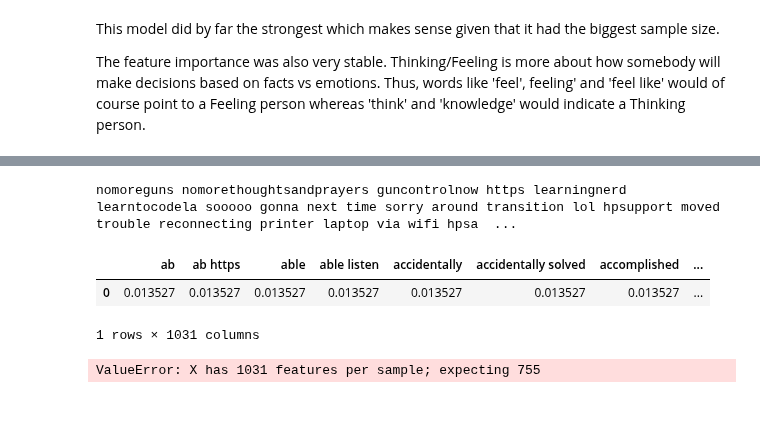
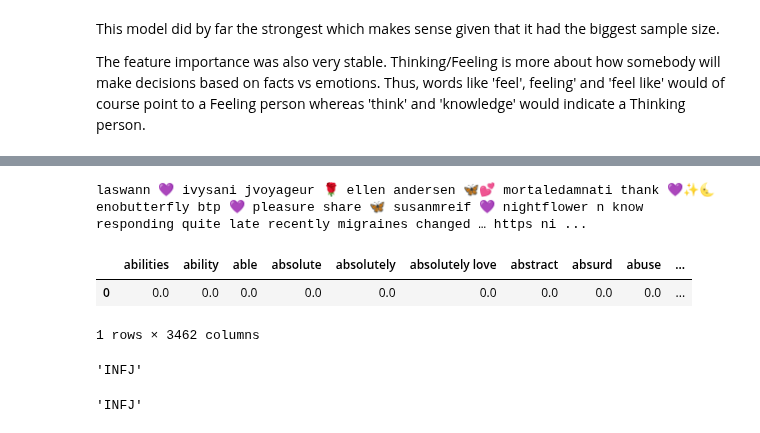
Before and after one commit to VincentG123/ThinkfulBootcamp, a Jupyter notebook: MyersBriggsPersonalityTestFinalCapstone.ipynb, the cells around one changed output, grey strips where cells are left out. Drawn from its saved outputs; the diff is of its cells as text; code cells hidden in the pictures.

```diff
--- a/MyersBriggsPersonalityTestFinalCapstone.ipynb
+++ b/MyersBriggsPersonalityTestFinalCapstone.ipynb
@@ -134,13 +134,14 @@ def remove_extra_white_space(x):
 data.posts = data.posts.apply(remove_extra_white_space)
 # %%
 def remove_types(x):
-    x = re.sub(r'(i|e)(n|s)(t|f)(j|p)\w*', '', x)
+    x = re.sub(r'(i|e)(n|s)(t|f)(j|p)\w*|\b(ne|sx|ni|ti|fe|nt)\b', '', x)
     return x
 
 data.posts = data.posts.apply(remove_types)
 # %% [markdown]
 Looking at the cleaned up text, I see that there are still issues with some Myers-Briggs abbreviations such as 'e', 'j', 'p', 'ne', 'ti', and 'si'. I will leave these in for now since I don't know enough about the MBIT to do a thorough job of removing them all.
 # %%
+pd.options.display.max_colwidth = 1000
 print(data.loc[1,['posts']])
 # %% [output]
 posts    finding lack posts alarming sex boring position often example girlfriend currently environment creatively use cowgirl missionary enough giving new meaning game theory hello  grin takes conver ...
@@ -614,7 +567,7 @@ auth.set_access_token(atoken, asecret)
 
 api = tweepy.API(auth)
 
-stuff = api.user_timeline(screen_name = 'VincentCleopeGo', count = 100, include_rts = False)
+stuff = api.user_timeline(screen_name = 'inkandstars', count = 100, include_rts = False)
 
 twitter_text = ''
 for status in stuff:
@@ -634,4 +603,4 @@ twitter_text = remove_types(twitter_text)
 
 print(twitter_text)
 # %% [output]
-nomoreguns nomorethoughtsandprayers guncontrolnow https learningnerd learntocodela sooooo gonna next time sorry around transition lol hpsupport moved trouble reconnecting printer laptop via wifi hpsa  ...
+laswann 💜 ivysani jvoyageur 🌹 ellen andersen 🦋💕 mortaledamnati thank 💜✨🌜 enobutterfly btp 💜 pleasure share 🦋 susanmreif 💜 nightflower n know responding quite late recently migraines changed … https ni ...
@@ -642,11 +609,20 @@ my_tfidf_matrix = tf.transform([twitter_text])
 # %%
-my_tfidf_feature_matrix = pd.DataFrame(my_tfidf_matrix.toarray(), columns=tf2.get_feature_names())
+my_tfidf_feature_matrix = pd.DataFrame(my_tfidf_matrix.toarray(), columns=tf.get_feature_names())
 my_tfidf_feature_matrix.head()
 # %% [output]
-|  | ab | ab https | able | able listen | accidentally | accidentally solved | accomplished | ... |
-| 0 | 0.013527 | 0.013527 | 0.013527 | 0.013527 | 0.013527 | 0.013527 | 0.013527 | ... |
+|  | abilities | ability | able | absolute | absolutely | absolutely love | abstract | absurd | abuse | ... |
+| 0 | 0.0 | 0.0 | 0.0 | 0.0 | 0.0 | 0.0 | 0.0 | 0.0 | 0.0 | ... |
-1 rows × 1031 columns
+1 rows × 3462 columns
-# %%
-lr_TF.predict(my_tfidf_feature_matrix)
-# %% [output]
-ValueError: X has 1031 features per sample; expecting 755
+# %%
+answer = ''
+answer += lr_IE.predict(my_tfidf_feature_matrix)[0]
+answer += lr_NS.predict(my_tfidf_feature_matrix)[0]
+answer += lr_TF.predict(my_tfidf_feature_matrix)[0]
+answer += lr_JP.predict(my_tfidf_feature_matrix)[0]
+answer
+# %% [output]
+'INFJ'
+# %%
+lr_IE.predict(my_tfidf_feature_matrix)[0] + lr_NS.predict(my_tfidf_feature_matrix)[0] + lr_TF.predict(my_tfidf_feature_matrix)[0] + lr_JP.predict(my_tfidf_feature_matrix)[0]
+# %% [output]
+'INFJ'
```
Also changed, not shown: parts of 26 cells of this notebook.
